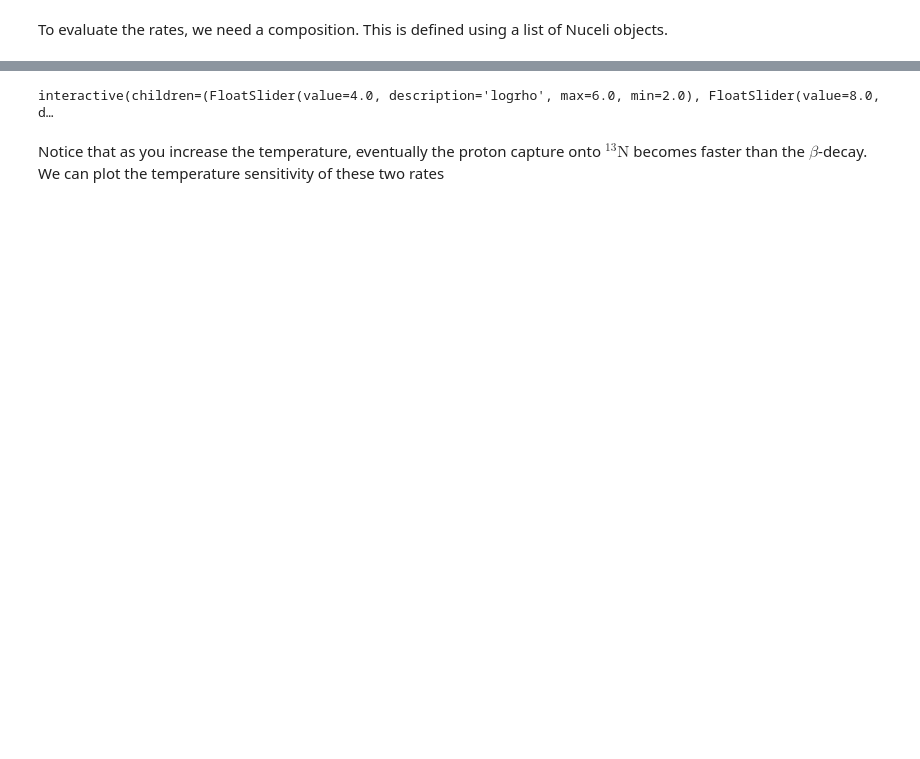
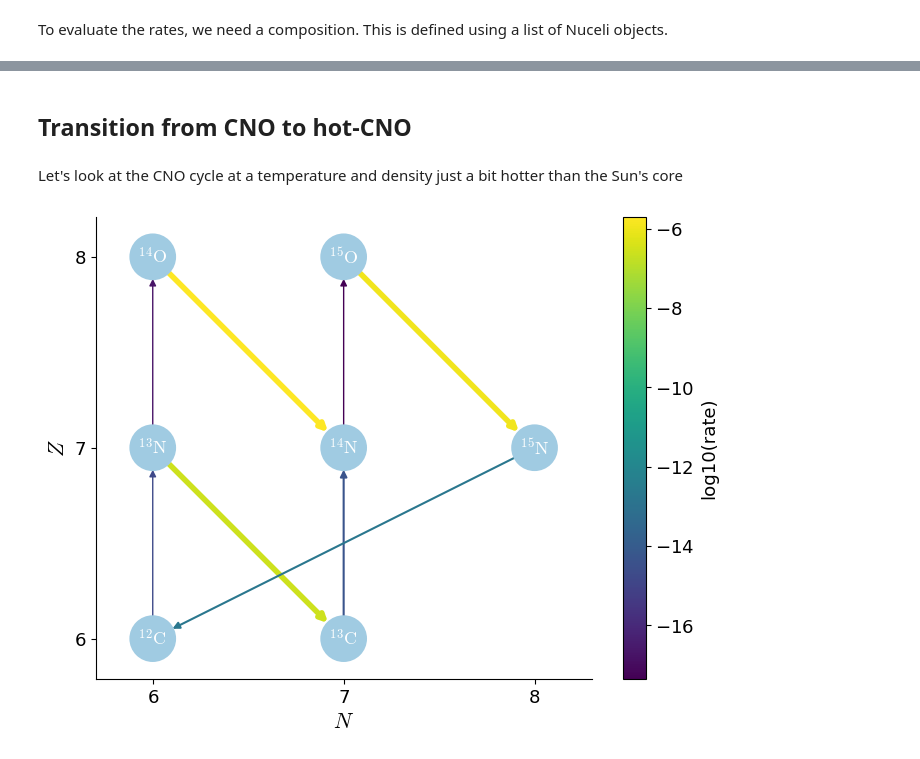
Before and after one commit to zingale/stars, a Jupyter notebook: notebooks/_sources/hotcno/hot-CNO-breakout-example.ipynb, the cells around one changed output, grey strips where cells are left out. Saved outputs shown, nothing was run; the diff lists cells and outputs as text; code cells hidden in the pictures; blank space fills up the shorter version.

```diff
--- a/notebooks/_sources/hotcno/hot-CNO-breakout-example.ipynb
+++ b/notebooks/_sources/hotcno/hot-CNO-breakout-example.ipynb
@@ -14,10 +12,7 @@ rl = pyna.ReacLibLibrary()
 linking_nuclei = ["p", "he4",
                   "c12", "c13",
                   "n13", "n14", "n15",
-                  "o14", "o15", "o16", "o17", "o18",
-                  "f17", "f18", "f19",
-                  "ne18", "ne19", "ne20",
-                  "na20"]
+                  "o14", "o15",]
 lib = rl.linking_nuclei(linking_nuclei, with_reverse=False)
 r3a = lib.get_rate_by_name("he4(aa,g)c12")
 lib.remove_rate(r3a)
@@ -33,8 +26,11 @@ Interactive exploration is enabled through the Explorer class, which takes a Rat
-# %%
-re = pyna.Explorer(rc, comp, size=(1000,1000), hide_xalpha=True,
-                   ydot_cutoff_value=1.e-25, show_small_ydot=True)
-re.explore()
-# %% [output]
-interactive(children=(FloatSlider(value=4.0, description='logrho', max=6.0, min=2.0), FloatSlider(value=8.0, d…
-# %% [markdown]
-Notice that as you increase the temperature, eventually the proton capture onto ${}^{13}\mathrm{N}$ becomes faster than the $\beta$-decay.  We can plot the temperature sensitivity of these two rates
+# %% [markdown]
+## Transition from CNO to hot-CNO
+# %% [markdown]
+Let's look at the CNO cycle at a temperature and density just a bit hotter than the Sun's core
+# %%
+T = 2.e7
+rho = 200
+# %%
+fig = rc.plot(rho=rho, T=T, comp=comp, ydot_cutoff_value=1.e-20)
+# %% [output]
+[figure, added]
```
Also changed, not shown: parts of 21 cells of this notebook, 7 other files.
